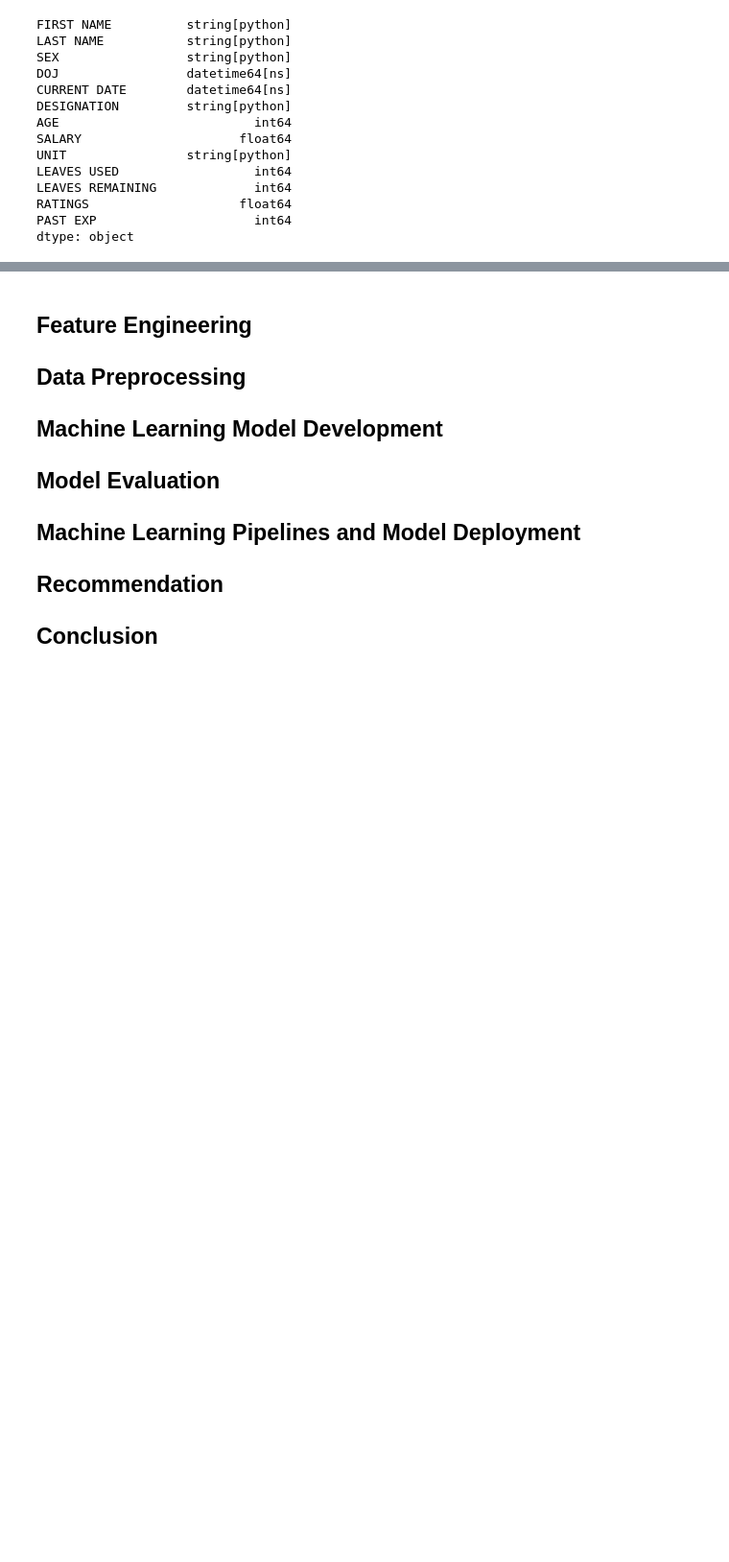
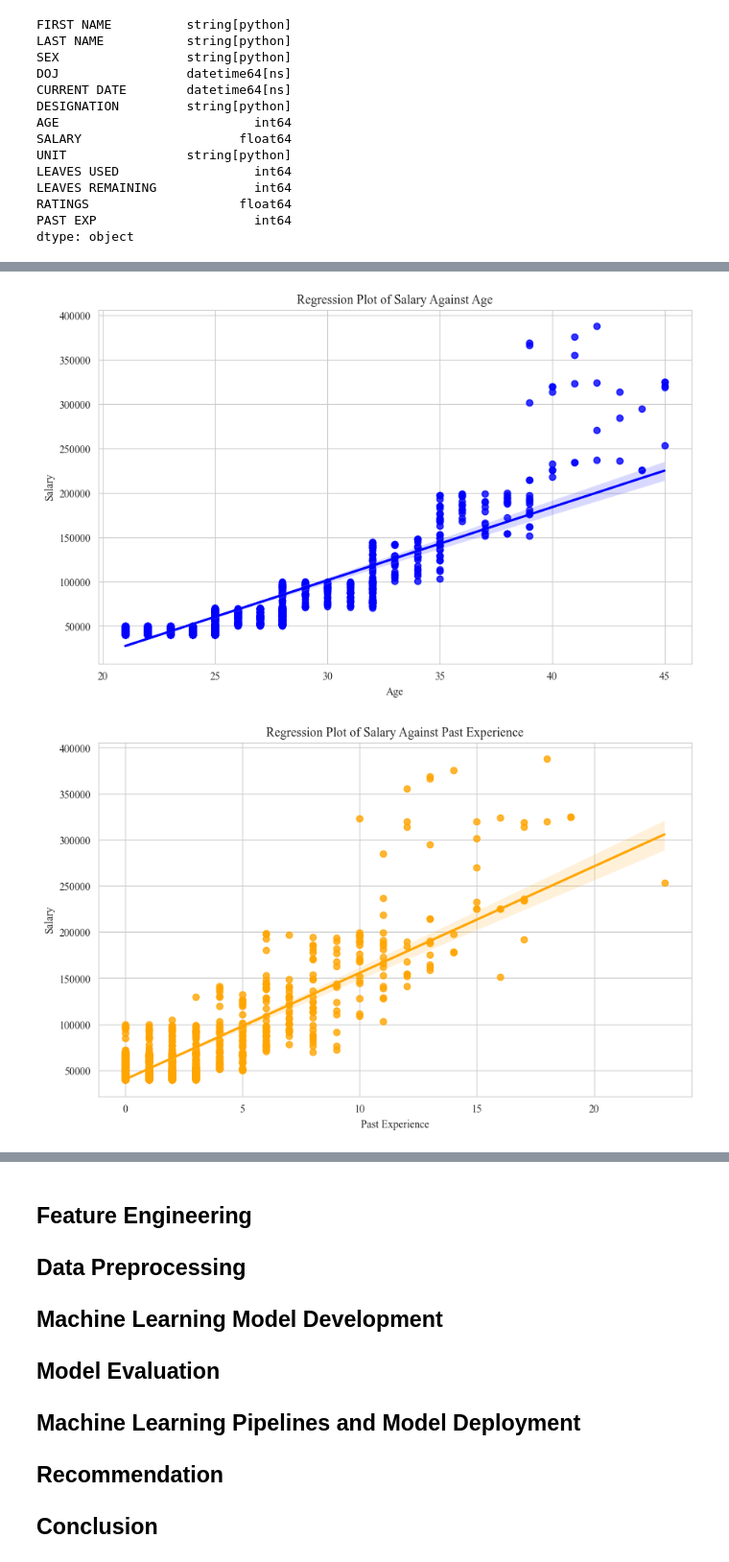
Before and after one commit to mzakariaz/MIP-Machine-Learning-Project-1, a Jupyter notebook: salary-predictions.ipynb, the cells around one changed output, grey strips where cells are left out. Shown: that part at 96% size. Cells and saved outputs as stored; diff of their text form; code cells hidden in the pictures; blank space fills up the shorter version.

```diff
--- a/salary-predictions.ipynb
+++ b/salary-predictions.ipynb
@@ -249,0 +261,10 @@ dtype: object
+# %%
+# Create linear regression plots of SALARY against AGE and PAST EXP, respectively, to further examine the strong linear relationship within these pairs of variables
+for x, c in zip(["AGE", "PAST EXP"], ["blue", "orange"]):
+    fig, ax = plt.subplots(figsize = (10, 6), dpi = 100)
+    y = x.capitalize().replace("Past exp", "Past Experience")
+    sns.regplot(data = df, x = x, y = "SALARY", color = c).set(xlabel = x.capitalize().replace("Past exp", "Past Experience"), ylabel = "Salary", title = f"Regression Plot of Salary Against {y}")
+    plt.show()
+# %% [output]
+[figure, added]
+[figure, added]
```
Also changed, not shown: parts of 10 cells of this notebook.
